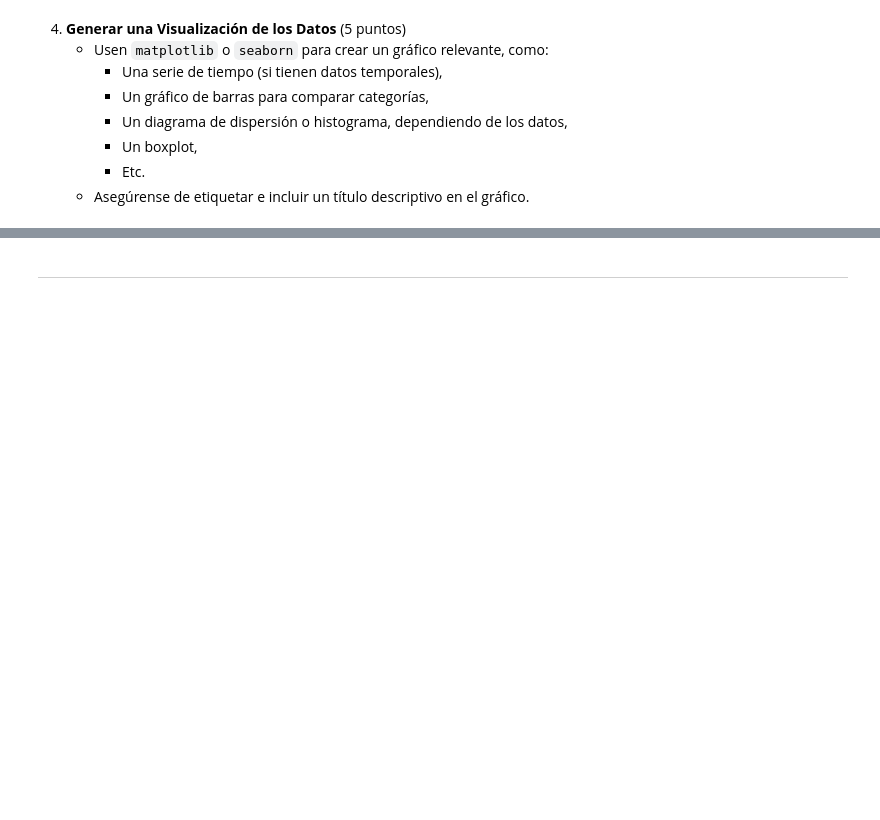
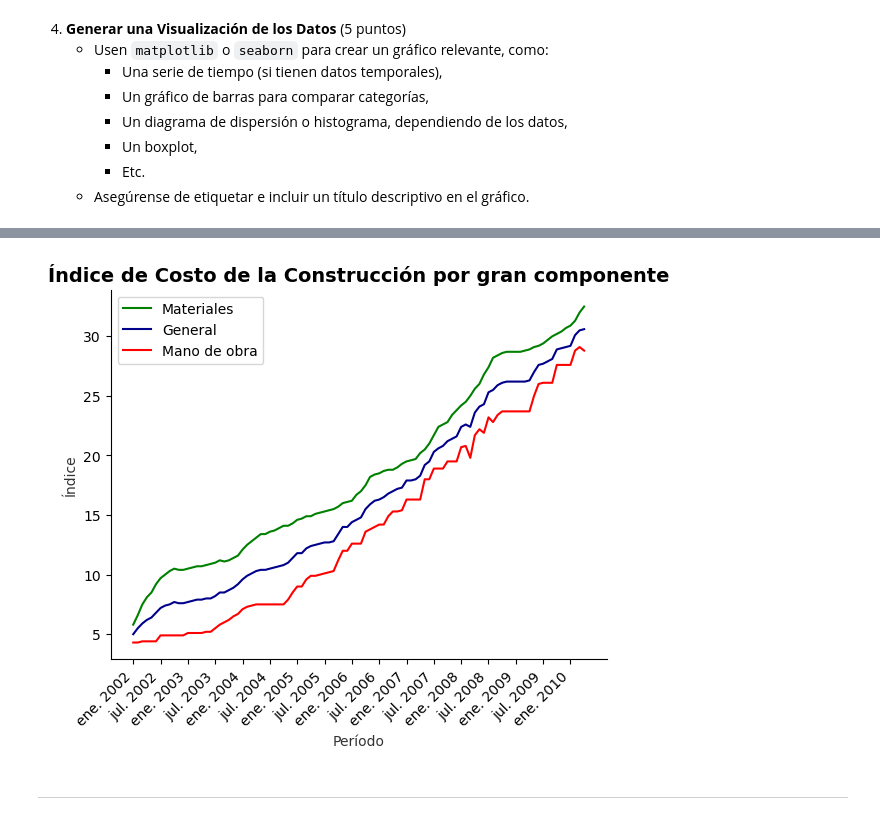
Before and after one commit to larasofiacantero/repo_tp6, a Jupyter notebook: Cantero_LS_PythEcon2024_tp6.ipynb, the cells around one changed output, grey strips where cells are left out. Saved outputs shown, nothing was run; the diff lists cells and outputs as text; code cells hidden in the pictures; blank space fills up the shorter version.

```diff
--- a/Cantero_LS_PythEcon2024_tp6.ipynb
+++ b/Cantero_LS_PythEcon2024_tp6.ipynb
@@ -127,14 +161,5 @@ df_indices.head(5)
 df_indices["var_mensual_mdo"] = (((df_indices["indice_mdo"]/df_indices["indice_mdo"].shift(1))-1)*100).round(2)
 df_indices["var_mensual_mat"] = (((df_indices["indice_mat"]/df_indices["indice_mat"].shift(1))-1)*100).round(2)
 df_indices["var_mensual_gral"] = (((df_indices["indice_gral"]/df_indices["indice_gral"].shift(1))-1)*100).round(2)
-
-#df_indices["var_mensual_n_mdo"] = (df_indices["indice_mdo"]-df_indices["indice_mdo"].shift(1))
-#df_indices["var_mensual_n_mat"] = (df_indices["indice_mat"]-df_indices["indice_mat"].shift(1))
-#df_indices["var_mensual_n_gral"] = (df_indices["indice_gral"]-df_indices["indice_gral"].shift(1))
-
-df_indices["incidencia_mdo"] = (df_indices["var_mensual_mdo"]*df_indices["indice_mdo"].shift(1))/(df_indices["indice_gral"].shift(1))
-df_indices["incidencia_mat"] = (df_indices["var_mensual_mat"]*df_indices["indice_mat"].shift(1))/(df_indices["indice_gral"].shift(1))
-
-# incidencia = var / t-1 * total (t-1)
 # %%
 df_indices.head(5)
@@ -166,26 +199,30 @@ y1 = df_indices["indice_mdo"]
 y2 = df_indices["indice_mat"]
 y3 = df_indices["indice_gral"]
 # %%
-plt.plot(x, y1, color='C4')
-plt.plot(x, y2, color='green')
-plt.plot(x, y3, color='DarkBlue')
+plt.plot(x, y2, color='green', label='Materiales')
+plt.plot(x, y3, color='DarkBlue', label='General')
+plt.plot(x, y1, color='red', label='Mano de obra')
+
 
 plt.xlabel('Período', color='0.2')
 plt.ylabel('Índice', color='0.2')
 
 
 plt.title("Índice de Costo de la Construcción por gran componente",
           fontdict={
               'size': 14,
               'color': 'black',
               'weight': 'bold'
 })
 
+plt.legend()
 
 plt.gca().spines['top'].set_visible(False)
 plt.gca().spines['right'].set_visible(False)
 
 x_ticks = x[::6]
 plt.xticks(x_ticks, rotation=45, horizontalalignment="right")
 
 plt.show()
+# %% [output]
+[figure, added]
```
Also changed, not shown: parts of 62 cells of this notebook, 6 other files.
